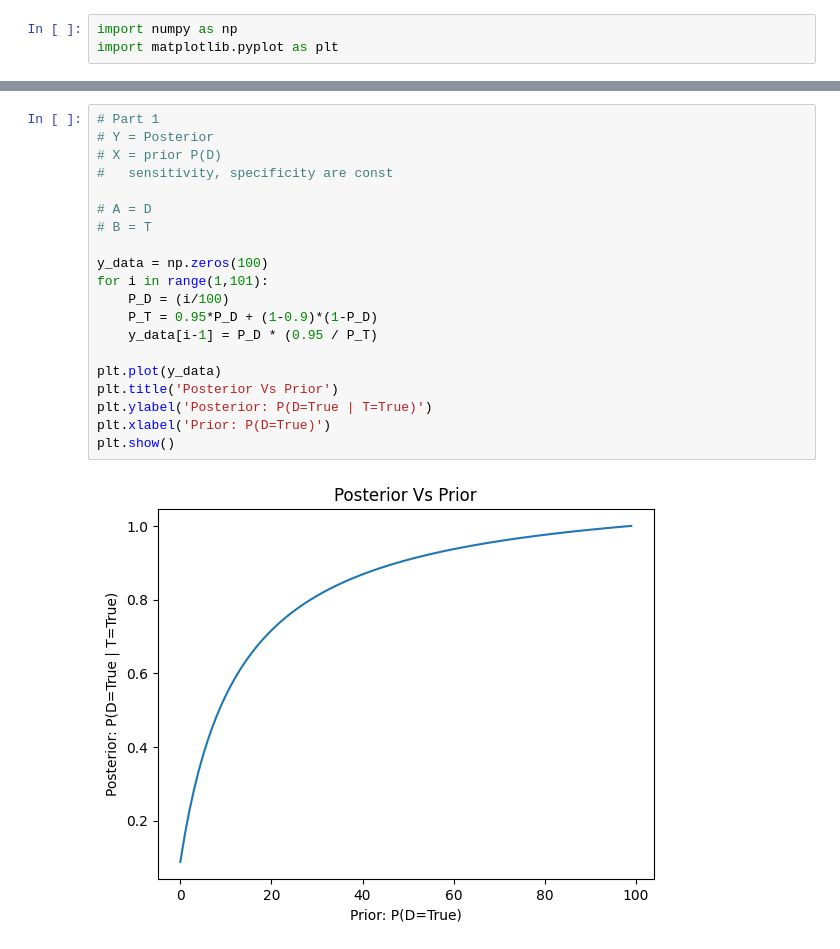
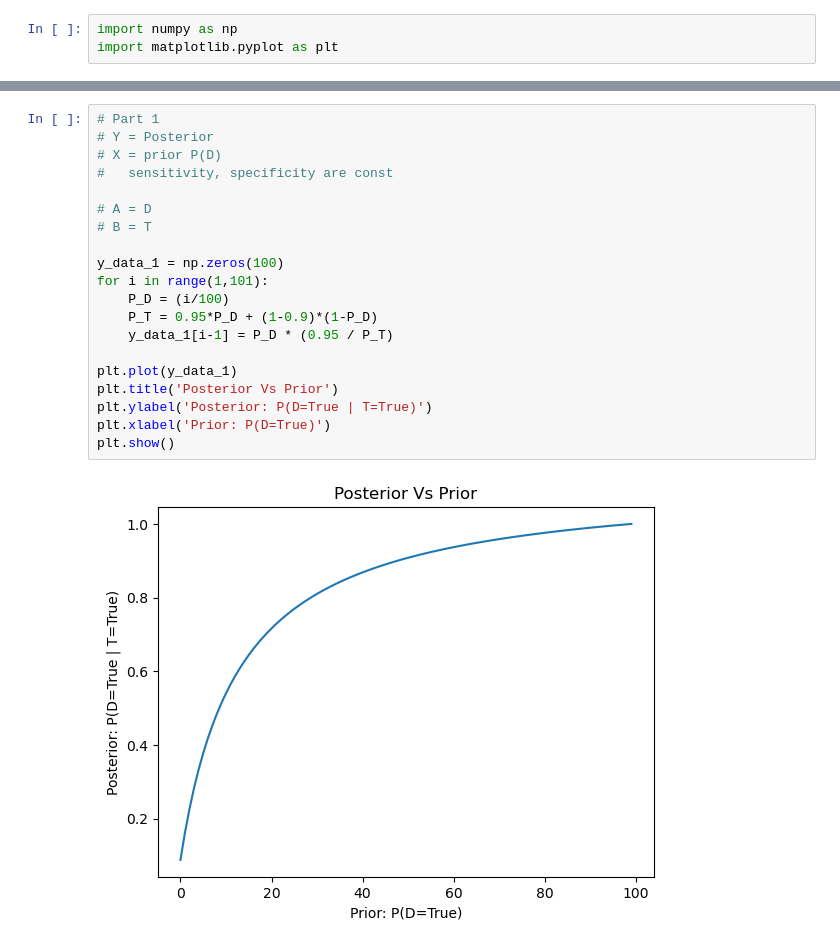
Before and after one commit to Master-Pr0grammer/Cognitive_Modeling, a Jupyter notebook: Hw/Hw1/Problem_7.ipynb, the cells around one changed output, grey strips where cells are left out. Saved outputs shown, nothing was run; the diff lists cells and outputs as text.

```diff
--- a/Hw/Hw1/Problem_7.ipynb
+++ b/Hw/Hw1/Problem_7.ipynb
@@ -14,25 +14,25 @@ Posterior = P(D=True | T=True)
 # %%
 # Part 1
 # Y = Posterior
 # X = prior P(D)
 #	sensitivity, specificity are const
 
 # A = D
 # B = T
 
-y_data = np.zeros(100)
+y_data_1 = np.zeros(100)
 for i in range(1,101):
 	P_D = (i/100)
 	P_T = 0.95*P_D + (1-0.9)*(1-P_D)
-	y_data[i-1] = P_D * (0.95 / P_T)
+	y_data_1[i-1] = P_D * (0.95 / P_T)
 
-plt.plot(y_data)
+plt.plot(y_data_1)
 plt.title('Posterior Vs Prior')
 plt.ylabel('Posterior: P(D=True | T=True)')
 plt.xlabel('Prior: P(D=True)')
 plt.show()
 # %% [output]
-[figure, old version]
+[figure, new version]
 # %%
 # Part 2
 # Y = Posterior
```
Also changed, not shown: parts of 2 cells of this notebook.
